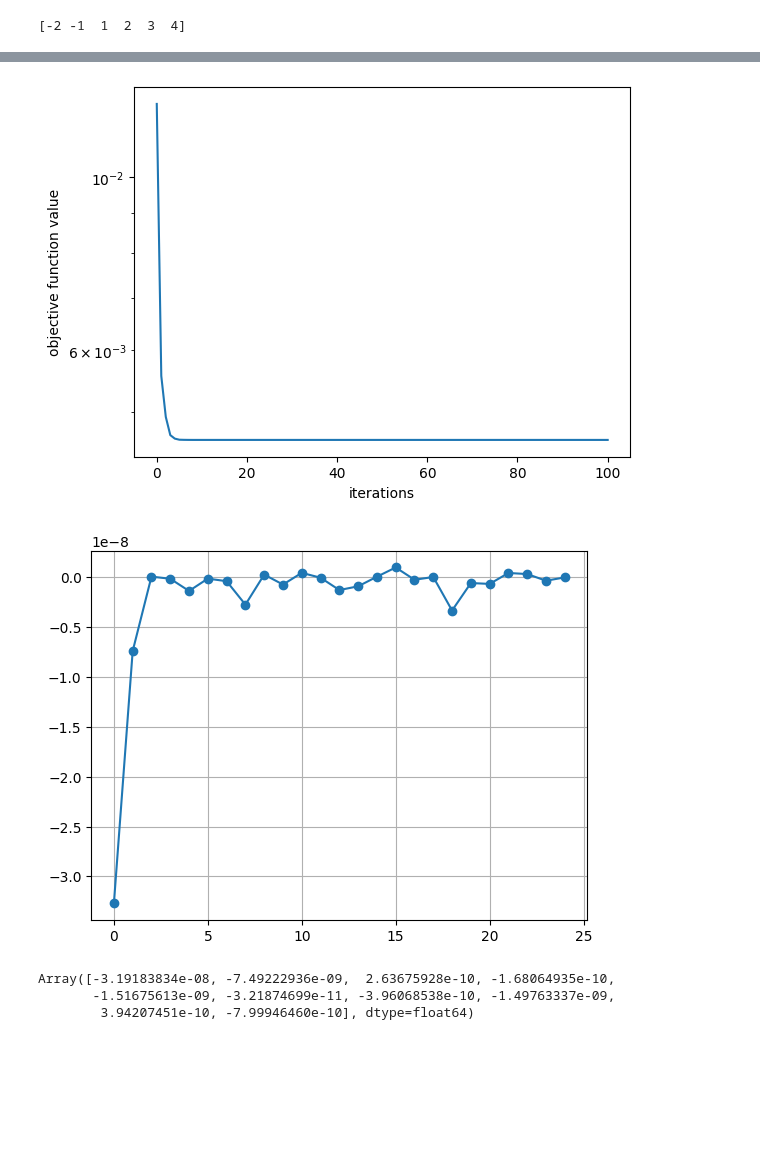
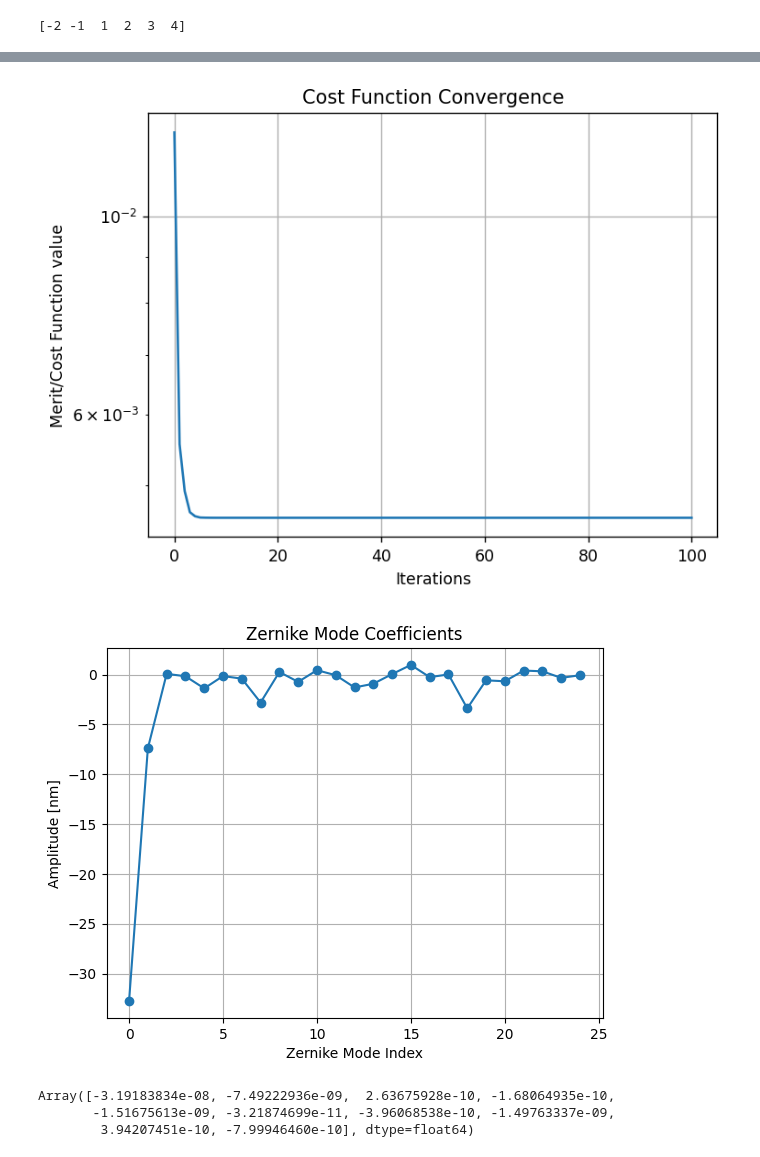
Before and after one commit to kian1377/opti513l-final, a Jupyter notebook: real_data_analysis_on_axis.ipynb, the cells around one changed output, grey strips where cells are left out. Saved outputs shown, nothing was run; the diff lists cells and outputs as text; code cells hidden in the pictures; blank space fills up the shorter version.

```diff
--- a/real_data_analysis_on_axis.ipynb
+++ b/real_data_analysis_on_axis.ipynb
@@ -107,7 +107,7 @@ ims = np.array([im_def_1, im_def_2, im_def_3])
 exp_times_def = [20e-6, 200e-6, 2000e-6]
 
 def_im_n2 = sum_ims(ims, exp_times_def,
-                        # plot=True,
+                        plot=True,
                         )
 imshow1(def_im_n2, lognorm=True)
 # %% [output]
@@ -395,14 +400,20 @@ INFO: jaxopt.ZoomLineSearch: Iter: 1 Minimum Decrease & Curvature Errors (stop.
 # %%
+plt.figure(dpi=125)
 plt.semilogy(objvals)
-plt.xlabel('iterations')
-plt.ylabel('objective function value')
+plt.title('Cost Function Convergence')
+plt.xlabel('Iterations')
+plt.ylabel('Merit/Cost Function value')
+plt.grid()
 plt.show()
 
-plt.plot(range(nmodes), fit[-1], '-o')
+plt.plot(range(nmodes), fit[-1]*1e9, '-o')
+plt.title('Zernike Mode Coefficients')
+plt.xlabel('Zernike Mode Index')
+plt.ylabel('Amplitude [nm]')
 plt.grid()
 # %% [output]
-[figure, old version]
+[figure, new version]
-[figure, old version]
+[figure, new version]
 # %%
 fit[-1]
 # %% [output]
```
Also changed, not shown: parts of 7 cells of this notebook, 5 other files.
